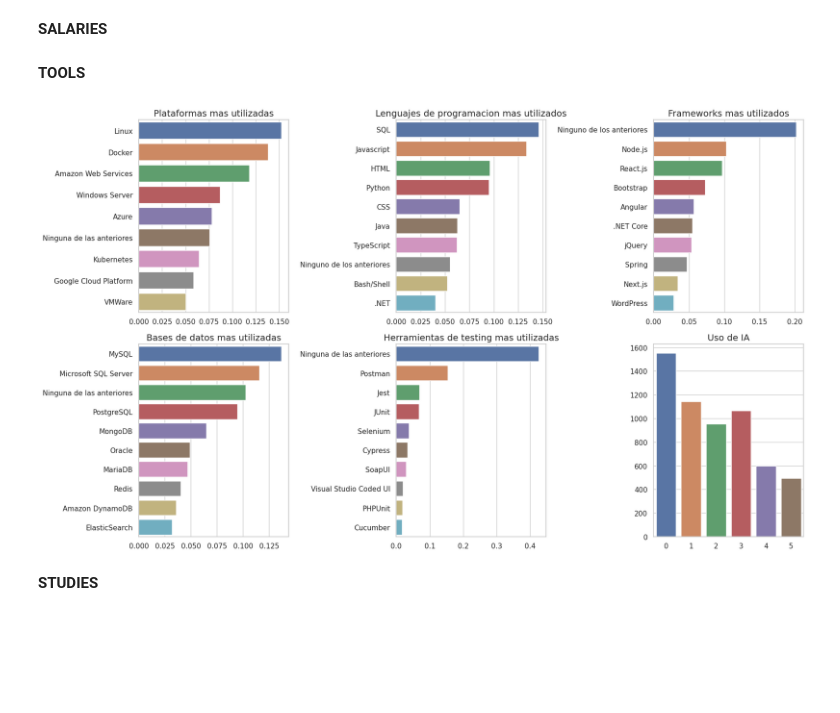
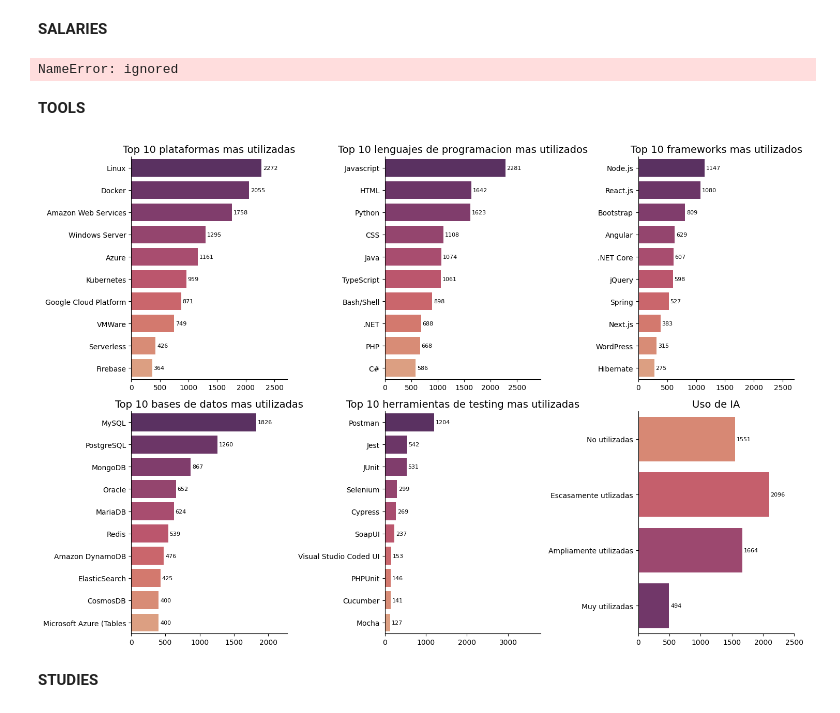
Before and after one commit to simonzanetti/2023.2-SysArmy-IT-Salaries-Survey, a Jupyter notebook: 2023_2_SysArmy_Survey.ipynb, the cells around one changed output. Cells and saved outputs as stored; diff of their text form; code cells hidden in the pictures; blank space fills up the shorter version.

Commit message:
Se termino de forma general la normalizacion y analisis monovariable de la categoria tools

```diff
--- a/2023_2_SysArmy_Survey.ipynb
+++ b/2023_2_SysArmy_Survey.ipynb
@@ -242,28 +242,30 @@ sns.boxplot(x=salaries1['last_month_gross_salary'], color='steelblue',ax=axes[1]
 **TOOLS**
 # %%
 def normalize_tools(column):
-    value_counts_series = (column.str.extractall(r"(?P<count>[^,]+),? ?")["count"].value_counts(normalize=True,sort=True))
+    value_counts_series = (column.str.extractall(r"(?P<count>[^,]+),? ?")["count"].value_counts(sort=True))
     df_out = pd.DataFrame({'tool': value_counts_series.index, 'counts': value_counts_series.values})
     return df_out
 # %%
 #PLATFORMS
 platforms_count = normalize_tools(salaries['platforms'])
-platforms_count = platforms_count[platforms_count['counts'] > 0.05]
-display(platforms_count.head())
 
 #PROGRAMMING_LENGUAGES
 programming_languages_count = normalize_tools(salaries['programming_languages'])
-display(programming_languages_count.head())
 
 #FRAMEWORKS
 frameworks_count = normalize_tools(salaries['frameworks'])
-display(frameworks_count.head())
 
 #DATABASES
 databases_count = normalize_tools(salaries['databases'])
-display(databases_count.head())
 
 #QA_TESTING_TOOLS
 qa_testing_tools_count = normalize_tools(salaries['qa_testing_tools'])
-qa_testing_tools_count = qa_testing_tools_count[qa_testing_tools_count['counts'] > 0.01]
+
+#AI_TOOLS_USE
+print(salaries['AI_tools_use'].unique())
+salaries['AI_tools_use'] = salaries['AI_tools_use'].replace({
+                                                            0:'No utilizadas',1:'Escasamente utlizadas',
+                                                            2:'Escasamente utlizadas',3:'Ampliamente utilizadas',
+                                                            4:'Ampliamente utilizadas',5:'Muy utilizadas'
+                                                            })
 # %% [output]
@@ -455,30 +439,43 @@ print(salaries['work_contract_type'].unique())
 [figure]
 # %% [markdown]
 **SALARIES**
+# %%
+#SALARY_HAS_BONUS
+sns.countplot(x=salaries['salary_has_bonus'])
+axes[1,2].set_xlabel('')
+axes[1,2].set_ylabel('')
+axes[1,2].set_title('Uso de IA', fontsize=14)
+# %% [output]
+NameError: ignored
 # %% [markdown]
 **TOOLS**
 # %%
-fig, axes = plt.subplots(2, 3, figsize=(17, 10))
+fig, axes = plt.subplots(2, 3, figsize=(15, 10))
+sns.despine(top=True)
 def plotting_tools(df,subplot,title):
-    sns.barplot(data=df.head(10),y='tool',x='counts', ax=subplot)
+    ax = sns.barplot(data=df[~df['tool'].str.contains(r'Ningun[ao] de l[ao]s anteriores|etc\)|\bSQL\b')].head(10),y='tool',x='counts', ax=subplot, palette='flare' + "_r")
     subplot.set_xlabel('')
     subplot.set_ylabel('')
-    subplot.set_title(title, fontsize=14)
+    subplot.set_title('Top 10 ' + title, fontsize=14)
+    subplot.set_xlim(0, df.iloc[0,1] + 450)
+    ax.bar_label(ax.containers[0], padding=2, fontsize=8)
 
-plotting_tools(platforms_count,axes[0,0],'Plataformas mas utilizadas')
-plotting_tools(programming_languages_count,axes[0,1],'Lenguajes de programacion mas utilizados')
-plotting_tools(frameworks_count,axes[0,2],'Frameworks mas utilizados')
-plotting_tools(databases_count,axes[1,0],'Bases de datos mas utilizadas')
-plotting_tools(qa_testing_tools_count,axes[1,1],'Herramientas de testing mas utilizadas')
+plotting_tools(platforms_count,axes[0,0],'plataformas mas utilizadas')
+plotting_tools(programming_languages_count,axes[0,1],'lenguajes de programacion mas utilizados')
+plotting_tools(frameworks_count,axes[0,2],'frameworks mas utilizados')
+plotting_tools(databases_count,axes[1,0],'bases de datos mas utilizadas')
+plotting_tools(qa_testing_tools_count,axes[1,1],'herramientas de testing mas utilizadas')
 
-sns.countplot(x=salaries['AI_tools_use'], ax=axes[1,2])
+ax = sns.countplot(y=salaries['AI_tools_use'], ax=axes[1,2],palette='flare')
 axes[1,2].set_xlabel('')
 axes[1,2].set_ylabel('')
 axes[1,2].set_title('Uso de IA', fontsize=14)
+axes[1,2].set_xlim(0, 2500)
+ax.bar_label(ax.containers[0], padding=2, fontsize=8)
 
 plt.tight_layout()
 # %% [output]
-[figure, old version]
+[figure, new version]
 # %% [markdown]
 **STUDIES**
 # %%
```
Also changed, not shown: parts of 1 cell of this notebook.
